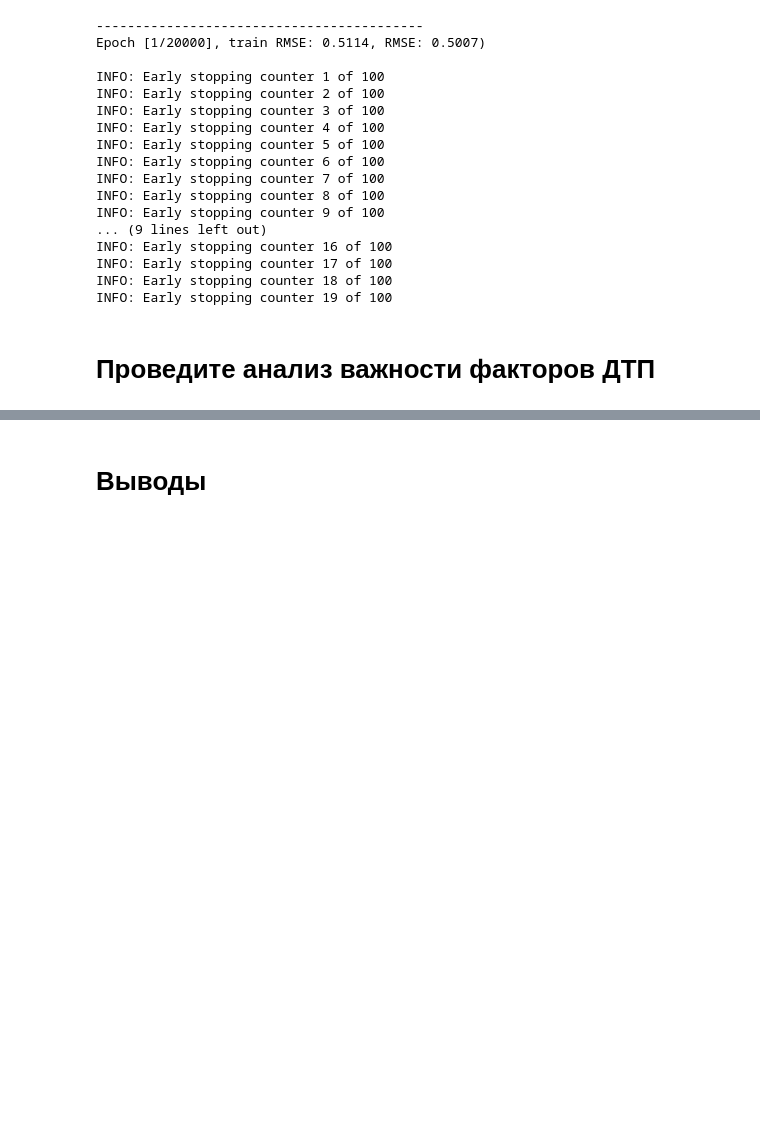
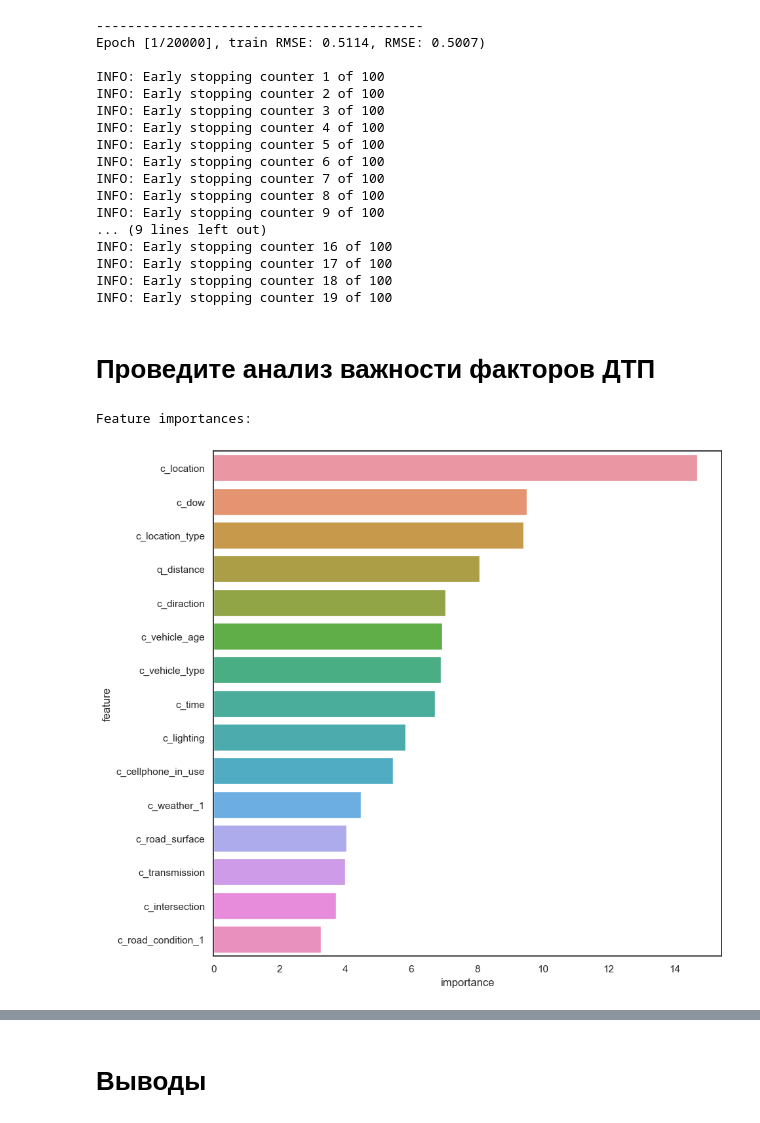
Before and after one commit to AdamCage/road-accident-risk-assessment, a Jupyter notebook: ssss.ipynb, the cells around one changed output, grey strips where cells are left out. Cells and saved outputs as stored; diff of their text form; code cells hidden in the pictures; blank space fills up the shorter version.

Commit message:
feature importance

```diff
--- a/ssss.ipynb
+++ b/ssss.ipynb
@@ -828,3 +830,25 @@ def create_metrics(model, X, y, only_result):
 
         print("Metrics values:")
         display(results)
+# %%
+def get_feature_importances(model, X_train):
+
+    if model.feature_importances_.shape != ():
+        print('Feature importances:')
+
+        feature_importances = pd.Series(
+            model.feature_importances_, index=X_train.columns
+        ).reset_index().rename(
+            columns={'index': 'feature', 0: 'importance'}
+        ).sort_values(
+            by='importance', ascending=False
+        ).reset_index(drop=True)
+
+        feature_importances['feature'] = feature_importances['feature'].apply(str)
+
+        plt.figure(figsize=(10, 10))
+        sns.barplot(y=feature_importances['feature'], x=feature_importances['importance'])
+
+        plt.show()
+    else:
+        print('Cannot calculate feature importances for loaded models!')
@@ -2146,7 +2170,7 @@ study_lgbm.best_trial.values
 [LightGBM] [Warning] Unknown parameter: 7
 ... (54 outputs left out)
 # %%
-best_params_lgbm = study_lgbm.best_trial.params
-best_params_lgbm
+# best_params_lgbm = study_lgbm.best_trial.params
+# best_params_lgbm
 
-# best_params_lgbm = {'learning_rate': 0.007998333172269178, 'max_depth ': 8}
+best_params_lgbm = {'learning_rate': 0.0010235964689854504, 'max_depth ': 7}
@@ -2569,3 +2590,8 @@ INFO: Early stopping counter 18 of 100
 INFO: Early stopping counter 19 of 100
 # %% [markdown]
 # Проведите анализ важности факторов ДТП
+# %%
+get_feature_importances(model=model_cb, X_train=X_train)
+# %% [output]
+Feature importances:
+[figure, added]
```
Also changed, not shown: parts of 21 cells of this notebook, 6 other files.
